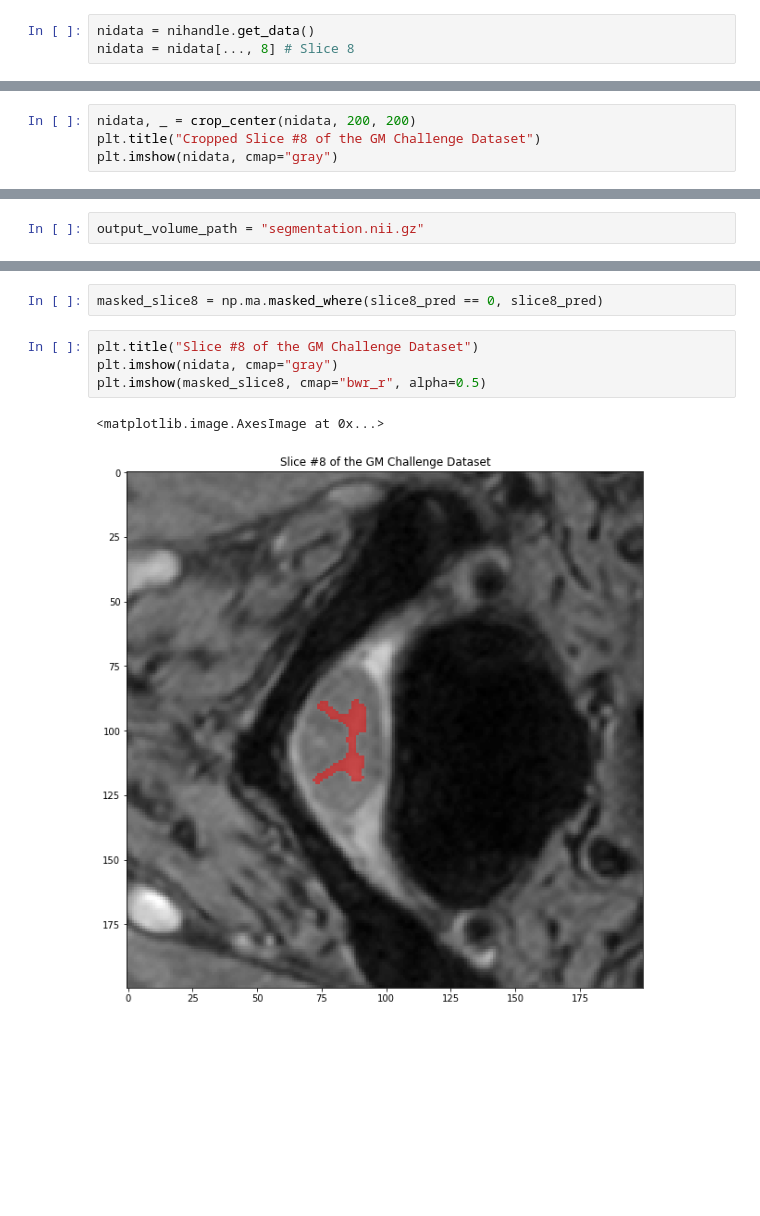
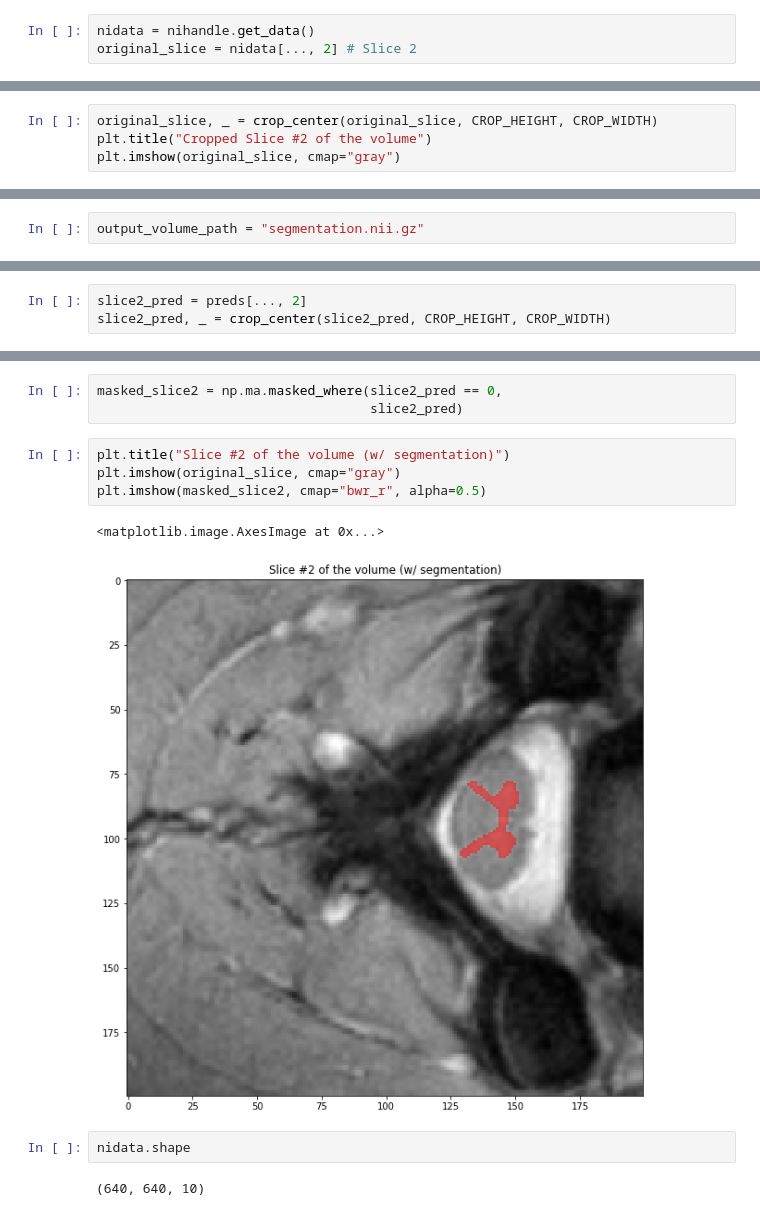
Before and after one commit to neuropoly/gmseg, a Jupyter notebook: notebooks/challenge-opensource-model.ipynb, the cells around one changed output, grey strips where cells are left out. Drawn from its saved outputs; the diff is of its cells as text; blank space fills up the shorter version.

```diff
--- a/notebooks/challenge-opensource-model.ipynb
+++ b/notebooks/challenge-opensource-model.ipynb
@@ -310,4 +331,4 @@ magic           : n+1
 # %%
 nidata = nihandle.get_data()
-nidata = nidata[..., 8] # Slice 8
+original_slice = nidata[..., 2] # Slice 2
 # %%
@@ -319,6 +340,6 @@ plt.imshow(nidata, cmap="gray")
 # %%
-nidata, _ = crop_center(nidata, 200, 200)
-plt.title("Cropped Slice #8 of the GM Challenge Dataset")
-plt.imshow(nidata, cmap="gray")
+original_slice, _ = crop_center(original_slice, CROP_HEIGHT, CROP_WIDTH)
+plt.title("Cropped Slice #2 of the volume")
+plt.imshow(original_slice, cmap="gray")
 # %% [output]
 <matplotlib.image.AxesImage at 0x...>
@@ -342 +360,4 @@ slice8_pred, _ = crop_center(slice8_pred, 200, 200)
+# %%
+slice2_pred = preds[..., 2]
+slice2_pred, _ = crop_center(slice2_pred, CROP_HEIGHT, CROP_WIDTH)
 # %%
@@ -348,9 +369,14 @@ plt.imshow(slice8_pred, cmap="Reds")
 # %%
-masked_slice8 = np.ma.masked_where(slice8_pred == 0, slice8_pred)
+masked_slice2 = np.ma.masked_where(slice2_pred == 0,
+                                   slice2_pred)
 # %%
-plt.title("Slice #8 of the GM Challenge Dataset")
-plt.imshow(nidata, cmap="gray")
-plt.imshow(masked_slice8, cmap="bwr_r", alpha=0.5)
+plt.title("Slice #2 of the volume (w/ segmentation)")
+plt.imshow(original_slice, cmap="gray")
+plt.imshow(masked_slice2, cmap="bwr_r", alpha=0.5)
 # %% [output]
 <matplotlib.image.AxesImage at 0x...>
-[figure, old version]
+[figure, new version]
+# %%
+nidata.shape
+# %% [output]
+(640, 640, 10)
```
Also changed, not shown: parts of 16 cells of this notebook, 1 other file.
